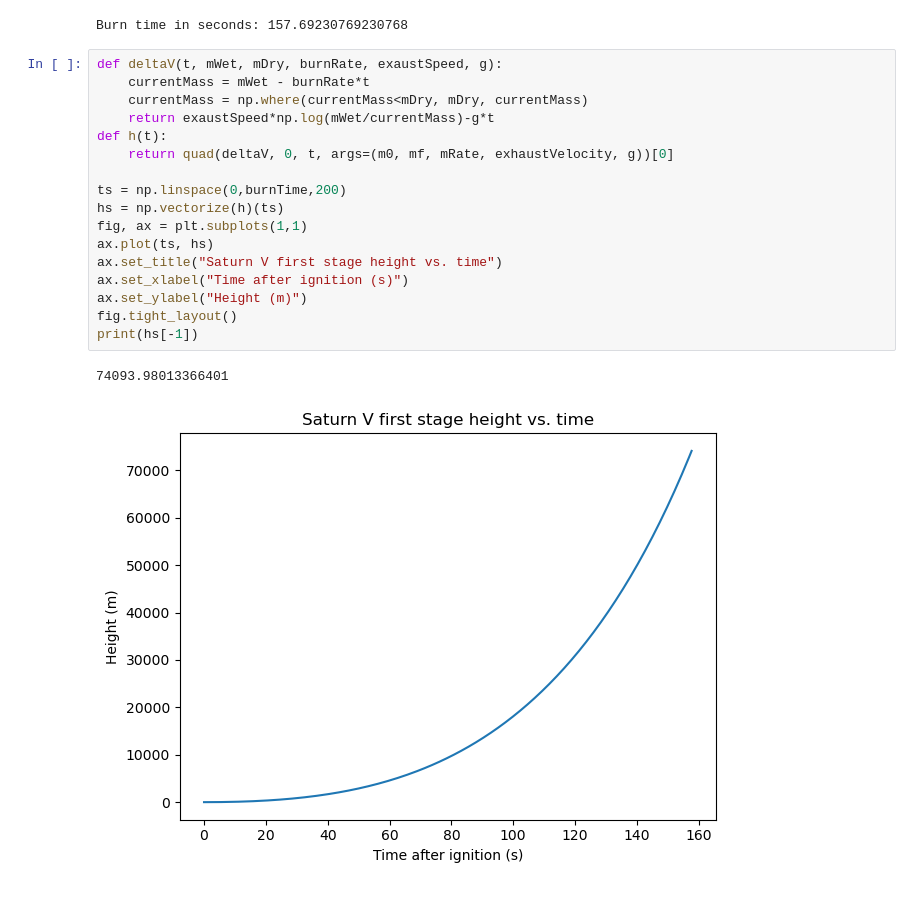
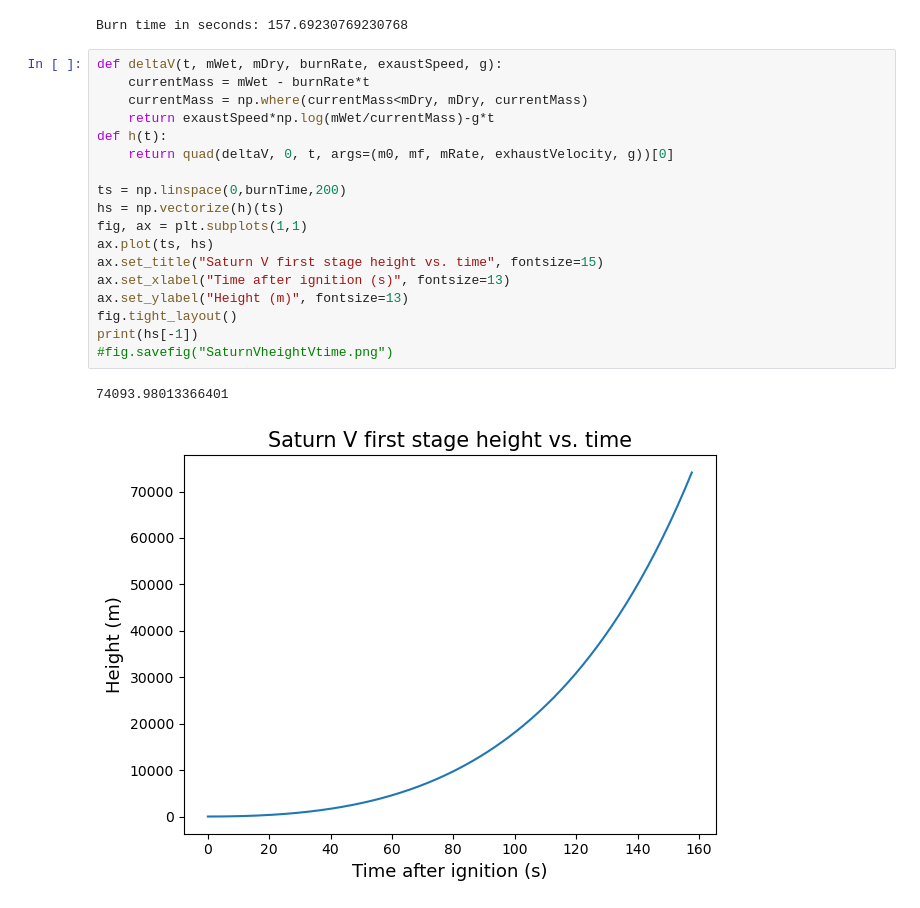
Before and after one commit to MatthewPrem/PHYS265-spring25, a Jupyter notebook: Lab1/Prem-Lab-1.ipynb, the cells around one changed output. Cells and saved outputs as stored; diff of their text form.

Commit message:
Added figures

```diff
--- a/Lab1/Prem-Lab-1.ipynb
+++ b/Lab1/Prem-Lab-1.ipynb
@@ -118,20 +123,21 @@ Burn time in seconds: 157.69230769230768
 # %%
 def deltaV(t, mWet, mDry, burnRate, exaustSpeed, g):
     currentMass = mWet - burnRate*t
     currentMass = np.where(currentMass<mDry, mDry, currentMass)
     return exaustSpeed*np.log(mWet/currentMass)-g*t
 def h(t):
     return quad(deltaV, 0, t, args=(m0, mf, mRate, exhaustVelocity, g))[0]
 
 ts = np.linspace(0,burnTime,200)
 hs = np.vectorize(h)(ts)
 fig, ax = plt.subplots(1,1)
 ax.plot(ts, hs)
-ax.set_title("Saturn V first stage height vs. time")
-ax.set_xlabel("Time after ignition (s)")
-ax.set_ylabel("Height (m)")
+ax.set_title("Saturn V first stage height vs. time", fontsize=15)
+ax.set_xlabel("Time after ignition (s)", fontsize=13)
+ax.set_ylabel("Height (m)", fontsize=13)
 fig.tight_layout()
 print(hs[-1])
+#fig.savefig("SaturnVheightVtime.png")
 # %% [output]
 74093.98013366401
-[figure, old version]
+[figure, new version]
```
Also changed, not shown: parts of 5 cells of this notebook, 7 other files.
